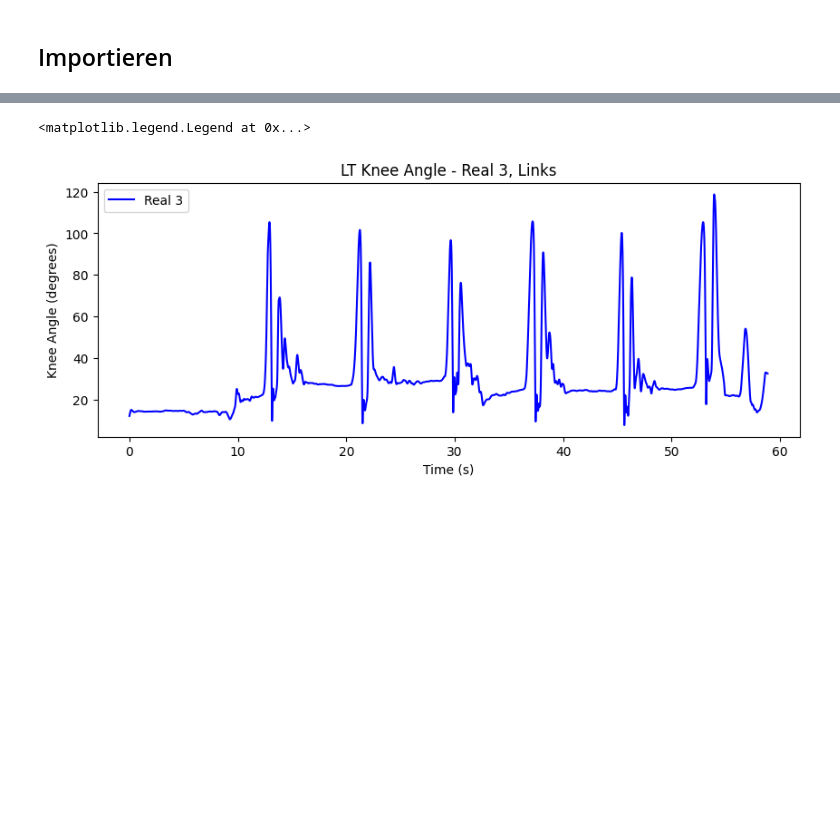
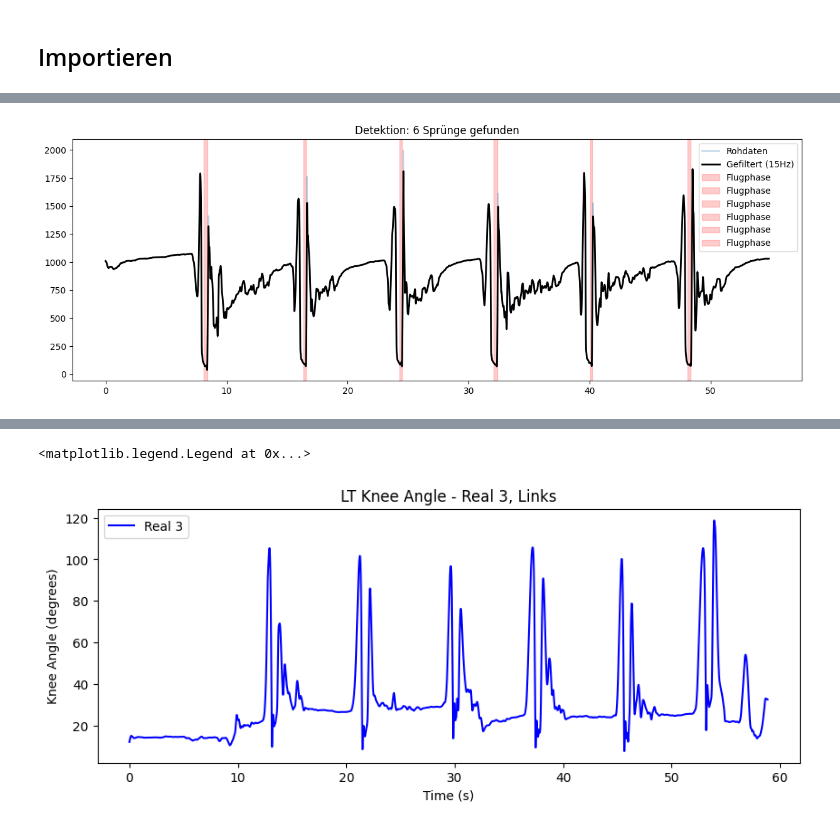
Before and after one commit to TillSchroeter/BA_Project, a Jupyter notebook: data_test_main_IMU.ipynb, the cells around one changed output, grey strips where cells are left out. Cells and saved outputs as stored; diff of their text form; code cells hidden in the pictures; blank space fills up the shorter version.

```diff
--- a/data_test_main_IMU.ipynb
+++ b/data_test_main_IMU.ipynb
@@ -12,0 +78,98 @@ data_vr2 = pd.read_csv('data_test/2025-11-13-10-26_BA_Project_VR_2.csv', delimit
+# %%
+def lowpass_filter(data, cutoff=15, fs=2000, order=4):
+    """Filtert das Kraftsignal, um Rauschen zu entfernen."""
+    nyq = 0.5 * fs
+    normal_cutoff = cutoff / nyq
+    b, a = butter(order, normal_cutoff, btype='low', analog=False)
+    return filtfilt(b, a, data)
+
+def detect_jump_phases(df, fs=2000):
+    """
+    Optimierte Sprungerkennung mit Filterung und Prominence-Check.
+    """
+    # 1. Gesamtkraft berechnen
+    raw_force = df['LT Force (N)'] + df['RT Force (N)']
+    time = df['time'].values
+
+    # 2. Filtern (15 Hz ist super für Körperbewegungen)
+    filtered_force = lowpass_filter(raw_force, cutoff=15, fs=fs)
+
+    # 3. Peak-Suche mit strengen Kriterien
+    # height=1200: Muss mindestens 1200N erreichen
+    # prominence=400: Muss sich deutlich von den Tälern abheben
+    # distance: Mindestens 0.3s zwischen Peaks (Propulsion vs Landung)
+    peaks, _ = find_peaks(filtered_force,
+                          height=1250,
+                          prominence=200,
+                          distance=int(0.2 * fs))
+
+    jumps = []
+    # 4. Flugphasen-Check (Suche nach der "Stille" zwischen den Peaks)
+    # Wir schauen uns immer zwei aufeinanderfolgende Peaks an
+    for i in range(len(peaks) - 1):
+        p1, p2 = peaks[i], peaks[i+1]
+
+        # Flugphase: Kraft im Original-Signal (nicht gefiltert!) muss fast 0 sein
+        # Wir nehmen einen niedrigen Threshold für "echtes" Abheben
+        flight_zone = raw_force[p1:p2]
+
+        if np.any(flight_zone < 100): # Wenn zwischendurch < 30 Newton
+            # Take-off: Letzter Punkt vor der Flugphase, der > 30N war
+            # (Wir suchen von p1 aus vorwärts)
+            takeoff_idx = p1 + np.where(raw_force[p1:p2] < 100)[0][0]
+
+            # Landing: Erster Punkt nach der Flugphase, der wieder > 30N ist
+            # (Wir suchen von p2 aus rückwärts)
+            landing_idx = p1 + np.where(raw_force[p1:p2] < 100)[0][-1]
+
+            jumps.append({
+                'jump_nr': len(jumps) + 1,
+                'takeoff_time': time[takeoff_idx],
+                'landing_time': time[landing_idx],
+                'flight_time': time[landing_idx] - time[takeoff_idx],
+                'start_time': max(0, time[takeoff_idx] - 0.5), # Buffer für Analyse
+                'end_time': min(time[-1], time[landing_idx] + 0.5)
+            })
+
+    return jumps, filtered_force
+
+
+# funktion aufrufen
+# jump_phases_real1 = detect_jump_phases(df_real1)
+# jump_phases_real2 = detect_jump_phases(df_real2)
+# jump_phases_vr1 = detect_jump_phases(df_vr1)
+# jump_phases_vr2 = detect_jump_phases(df_vr2)
+# jump_phases_mvc_beine = detect_jump_phases(df_mvc_beine)
+
+# # im plot den absprung und die landung markieren
+# plt.figure(figsize=(12, 6))
+# plt.plot(df_real1['time'], df_real1['total_force'], label='Real 1')
+# for jump in jump_phases_real1:
+#     plt.axvline(x=jump['takeoff_time'], color='red', linestyle='--', label='Absprung' if jump['jump_nr'] == 1 else "")
+#     plt.axvline(x=jump['landing_time'], color='green', linestyle='--', label='Landung' if jump['jump_nr'] == 1 else "")
+# plt.xlabel('Zeit (s)')
+# plt.ylabel('Gesamtkraft (N)')
+# plt.title('Gesamtkraft über Zeit mit Sprungphasen - Real 1')
+# plt.legend()
+# plt.show()
+
+# --- Anwendung im VS Code Block ---
+# %% Sprünge detektieren
+# fs (Samplingrate) bei Noraxon meist 2000Hz oder 1000Hz, bitte prüfen!
+jumps, filtered_f = detect_jump_phases(df_real1, fs=2000)
+
+print(f"Gefundene Sprünge: {len(jumps)}")
+
+# Visualisierung zur Kontrolle
+import matplotlib.pyplot as plt
+plt.figure(figsize=(15, 5))
+plt.plot(df_real1['time'], df_real1['LT Force (N)'] + df_real1['RT Force (N)'], alpha=0.3, label='Rohdaten')
+plt.plot(df_real1['time'], filtered_f, label='Gefiltert (15Hz)', color='black', lw=2)
+
+for j in jumps:
+    plt.axvspan(j['takeoff_time'], j['landing_time'], color='red', alpha=0.2, label='Flugphase')
+
+plt.title(f"Detektion: {len(jumps)} Sprünge gefunden")
+plt.legend()
+plt.show()
+# %% [output]
@@ -12,0 +177 @@ data_vr2 = pd.read_csv('data_test/2025-11-13-10-26_BA_Project_VR_2.csv', delimit
+[figure, added]
```
Also changed, not shown: parts of 5 cells of this notebook, 12 other files.
